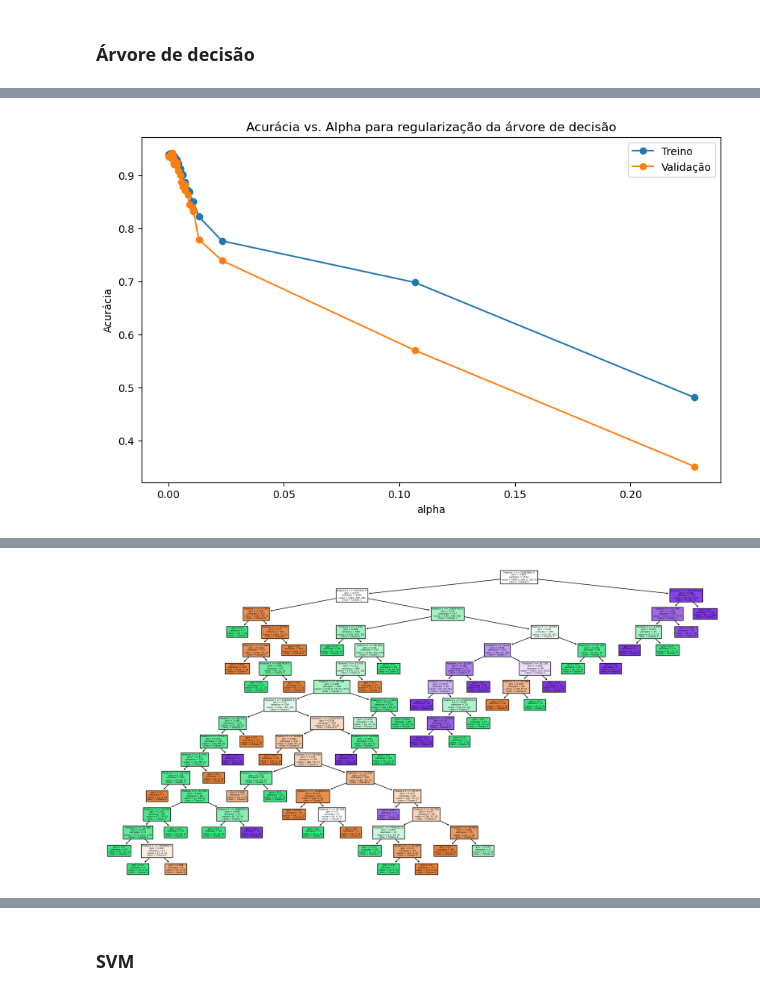
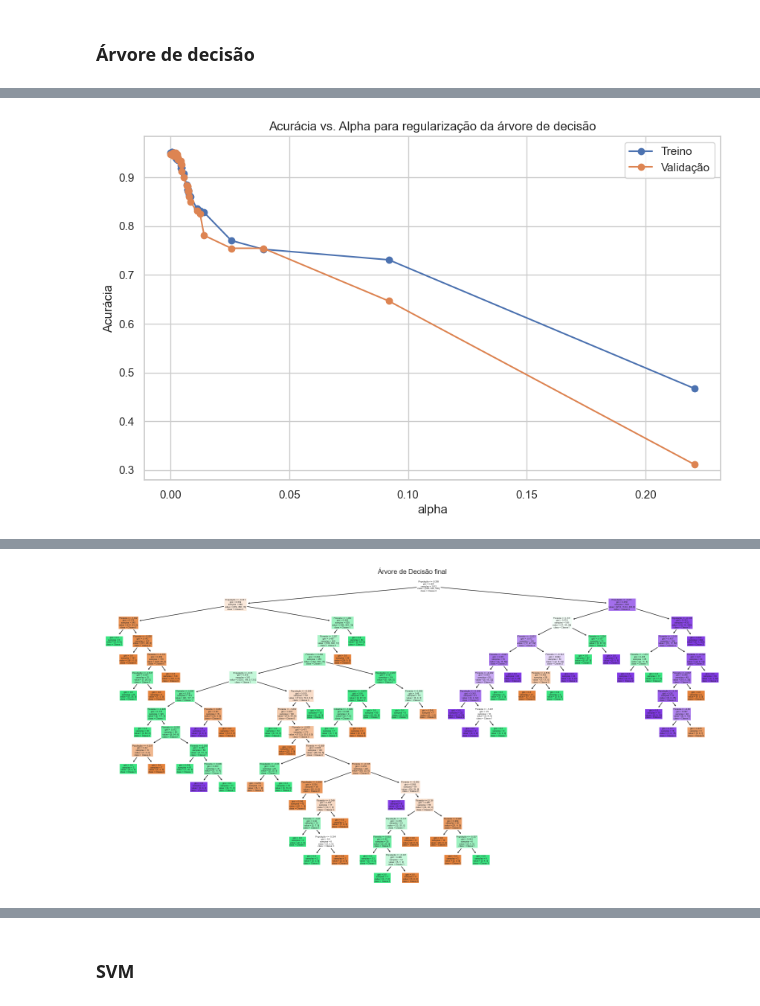
Before and after one commit to Thiagorcj/Projeto_Blue_Horizon, a Jupyter notebook: codes.ipynb, the cells around one changed output, grey strips where cells are left out. Drawn from its saved outputs; the diff is of its cells as text; code cells hidden in the pictures.

```diff
--- a/codes.ipynb
+++ b/codes.ipynb
@@ -74,3 +151,20 @@ df_industria.head()
 | 12 | Antigua and Barbuda | -5.456424 | 5.611838 | -3.266493 | -5.530660 | 4.281430 | 1.810712 | 10.299204 | 7.278192 | 8.092570 | ... |
 | 14 | Austria | 6.240011 | 4.121731 | 0.953844 | -0.172002 | 4.560873 | 3.370546 | 1.700153 | 1.638914 | 2.850080 | ... |
 5 rows × 32 columns
+# %%
+brasil_industria = df_industria[df_industria['Country Name'] == 'Brazil']
+brasil_industria = brasil_industria.set_index('Country Name').T
+brasil_industria.columns = [f"Ano {col}" for col in brasil_industria.columns]
+
+sns.set(style='whitegrid')
+plt.figure(figsize=(12, 6))
+sns.lineplot(data=brasil_industria, marker='o', dashes=False, color='purple')
+
+plt.title('Crescimento da Produção Industrial no Brasil ao Longo dos Anos', fontsize=16)
+plt.xlabel('Ano', fontsize=14)
+plt.ylabel('Produção Industrial (Unidade)', fontsize=14)
+plt.xticks(rotation=45)
+plt.legend(title='Produção Industrial', loc='upper left')
+plt.grid(True)
+
+plt.show()
@@ -299,28 +431,21 @@ F1 Score: 0.7477
 # %% [markdown]
 ### Árvore de decisão
 # %%
-import numpy as np
-import matplotlib.pyplot as plt
-from sklearn.tree import DecisionTreeClassifier, plot_tree
-from sklearn.metrics import accuracy_score
-from sklearn.model_selection import train_test_split, cross_val_score
+# Dividindo em conjuntos de treino e teste
+X_train, X_test, y_train, y_test = train_test_split(X_scaled, y, test_size=0.2, random_state=42)
 
-# Passo 1: Definir os dados X e y (normalizados anteriormente)
-# Supondo que X e y já estejam normalizados e definidos
-
-# Dividir em conjuntos de treino e teste
-X_train, X_test, y_train, y_test = train_test_split(X, y, test_size=0.2, random_state=42)
-
-# Construir a árvore de decisão simples
+# Construindo  uma árvore de decisão simples
 tree = DecisionTreeClassifier(random_state=42)
 tree.fit(X_train, y_train)
 
-# Plotar a árvore
+#  Plot da árvore
 plt.figure(figsize=(20,10))
-plot_tree(tree, filled=True, feature_names=['Feature 1', 'Feature 2', 'Feature 3'], class_names=['Classe 0', 'Classe 1', 'Classe 2'])
+plot_tree(tree, filled=True, feature_names=['População', 'Industria', 'Floresta'], class_names=['Classe 0', 'Classe 1', 'Classe 2'])
+plt.title('Árvore de Decisão Inicial')
+plt.savefig('imagens/arvore_decisao_inicial.png')
 plt.show()
 
-# Passo 2: Computar Ein e Eout
+# computando Ein e Eout
 y_train_pred = tree.predict(X_train)
 y_test_pred = tree.predict(X_test)
 
@@ -331,7 +456,7 @@ Eout = 1 - accuracy_score(y_test, y_test_pred)
 print(f"Erro dentro (Ein): {Ein:.4f}")
 print(f"Erro fora (Eout): {Eout:.4f}")
 
-# Passo 3: Regularizar com Minimal Cost-Complexity Pruning (poda)
+# regularizar com Minimal Cost-Complexity Pruning (poda)
 path = tree.cost_complexity_pruning_path(X_train, y_train)  # Obter os valores de alpha
 ccp_alphas = path.ccp_alphas  # Todos os valores de alpha possíveis
 
@@ -340,17 +465,17 @@ trees = []
 train_scores = []
 val_scores = []
 
-# Testar diferentes valores de alpha com cross-validation
+# Testanndo diferentes valores de alpha com cross-validation
 for ccp_alpha in ccp_alphas:
     clf = DecisionTreeClassifier(random_state=42, ccp_alpha=ccp_alpha)
     clf.fit(X_train, y_train)
     trees.append(clf)
-    # Avaliar acurácia com cross-validation (5 folds)
-    scores = cross_val_score(clf, X_train, y_train, cv=5)
+    # Avaliar acurácia com cross-validation (10 folds)
+    scores = cross_val_score(clf, X_train, y_train, cv=10)
     train_scores.append(scores.mean())
     val_scores.append(clf.score(X_test, y_test))
 
-# Plotar o gráfico de ccp_alpha versus score (para ver o impacto da regularização)
+# Plotando o gráfico de ccp_alpha versus score (para ver o impacto da regularização)
 plt.figure(figsize=(10,6))
 plt.plot(ccp_alphas, train_scores, marker='o', label="Treino")
 plt.plot(ccp_alphas, val_scores, marker='o', label="Validação")
@@ -360,7 +485,7 @@ plt.legend()
 plt.title("Acurácia vs. Alpha para regularização da árvore de decisão")
 plt.show()
 
-# Passo 4: Selecionar o melhor modelo (menor alpha com maior acurácia)
+# Selecionando o melhor modelo (menor alpha com maior acurácia)
 best_tree_index = np.argmax(val_scores)
 best_alpha = ccp_alphas[best_tree_index]
 best_tree = trees[best_tree_index]
@@ -368,18 +493,36 @@ best_tree = trees[best_tree_index]
 print(f"Melhor alpha: {best_alpha}")
 print(f"Acurácia com melhor alpha (validação): {val_scores[best_tree_index]:.4f}")
 
-# Plotar a melhor árvore
+# Plotando a melhor árvore
 plt.figure(figsize=(20,10))
-plot_tree(best_tree, filled=True, feature_names=['Feature 1', 'Feature 2', 'Feature 3'], class_names=['Classe 0', 'Classe 1', 'Classe 2'])
+plot_tree(best_tree, filled=True, feature_names=['População', 'Industria', 'Floresta'], class_names=['Classe 0', 'Classe 1', 'Classe 2'])
+plt.title('Árvore de Decisão final')
+plt.savefig('imagens/arvore_decisao_final.png')
 plt.show()
 
-# Recalcular as métricas de Ein e Eout para a melhor árvore
+# Recalculando as métricas de Ein e Eout para a melhor árvore
 y_train_pred_best = best_tree.predict(X_train)
 y_test_pred_best = best_tree.predict(X_test)
 
 Ein_best = 1 - accuracy_score(y_train, y_train_pred_best)
 Eout_best = 1 - accuracy_score(y_test, y_test_pred_best)
 
+metrics_df = pd.DataFrame({
+    'Métrica': ['Ein', 'Eout', 'Ein (Melhor Árvore)', 'Eout (Melhor Árvore)'],
+    'Valor': [Ein, Eout, Ein_best, Eout_best]
+})
+
+# Plotando uma tabela simples
+plt.figure(figsize=(6, 2))
+plt.axis('tight')
+plt.axis('off')
+table = plt.table(cellText=metrics_df.values, colLabels=metrics_df.columns, cellLoc='center', loc='center')
+table.auto_set_font_size(False) # Permitir ajuste de tamanho da fonte
+table.set_fontsize(12)
+table.scale(1.2, 1.2) # Ajustar o tamanho da tabela
+# Salvando a tabela
+plt.savefig('imagens/ein_eout.png', bbox_inches='tight')
+
 print(f"Erro dentro com melhor árvore (Ein): {Ein_best:.4f}")
 print(f"Erro fora com melhor árvore (Eout): {Eout_best:.4f}")
 # %% [output]
@@ -389 +532 @@ Erro fora (Eout): 0.0660
-[figure, old version]
+[figure, new version]
@@ -392 +535 @@ Acurácia com melhor alpha (validação): 0.9420
-[figure, old version]
+[figure, new version]
```
Also changed, not shown: parts of 27 cells of this notebook, 10 other files.
